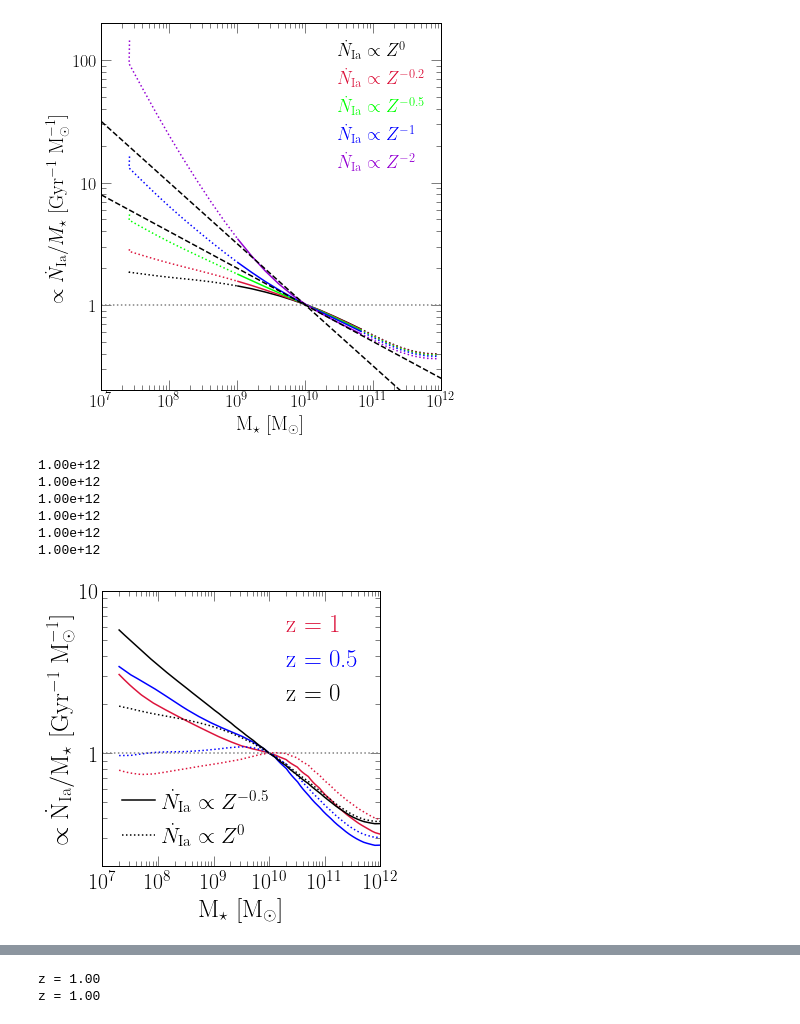
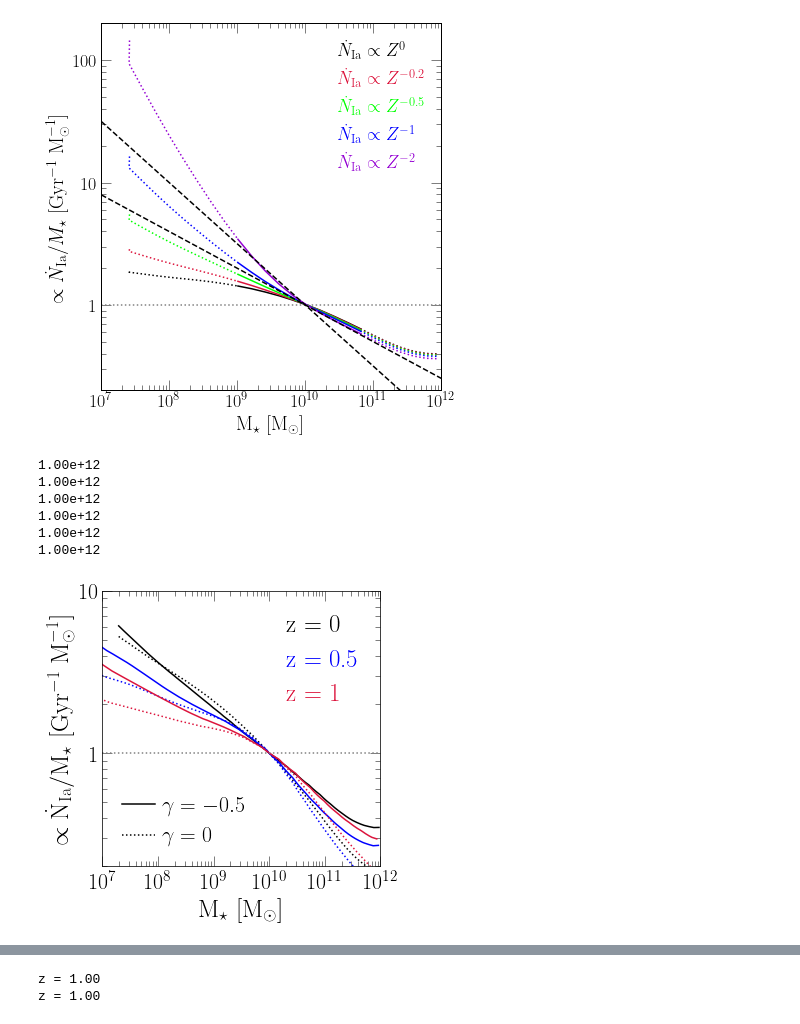
Before and after one commit to giganano/iarates, a Jupyter notebook: notebooks/umachine.ipynb, the cells around one changed output, grey strips where cells are left out. Cells and saved outputs as stored; diff of their text form; code cells hidden in the pictures.

```diff
--- a/notebooks/umachine.ipynb
+++ b/notebooks/umachine.ipynb
@@ -286,9 +286,9 @@ for i in range(7, 12):
 ax.xaxis.set_minor_locator(FixedLocator(minorticks))
 
 line1 = ax.plot([1e5, 1e6], [1, 10], c = named_colors()["black"], linestyle = '-',
-    label = r"$\dot{N}_\text{Ia} \propto Z^{-0.5}$")[0]
+    label = r"$\gamma = -0.5$")[0]
 line2 = ax.plot([1e5, 1e6], [1, 10], c = named_colors()["black"], linestyle = ':',
-    label = r"$\dot{N}_\text{Ia} \propto Z^0$")[0]
+    label = r"$\gamma = 0$")[0]
 kwargs = {
     "loc": mpl_loc("lower left"),
     "fontsize": 22,
@@ -299,8 +299,8 @@ leg2 = ax.legend(**kwargs)
 line1.remove()
 line2.remove()
 
-# redshifts = [0, 0.2, 0.4, 0.6, 0.8, 1][::-1]
-redshifts = [1, 0.5, 0]
+# redshifts = [1, 0.5, 0]
+redshifts = [0, 0.5, 1]
 colors = {
     0: "black",
 #     0.2: "darkviolet",
@@ -310,86 +310,89 @@ colors = {
     0.5: "blue",
     1: "crimson"
 }
-# redshifts = [0, 0.05, 0.1, 0.15, 0.2, 0.25][::-1]
-# colors = {
-#     0: "black",
-#     0.05: "darkviolet",
-#     0.1: "blue",
-#     0.15: "green",
-#     0.20: "gold",
-#     0.25: "crimson"
-# }
+
 for z in redshifts:
     allmasses = np.logspace(7.3, 12, 1001)
+    masses = []
     yvals = []
     for j in range(len(allmasses)):
+        # First compute the stellar mass at the redshift in question
+        _, mstar = relative_ia_rate(np.log10(allmasses[j]), z = z)
+        # Now evaluate the Zahid et al. (2014) MZR at that mass and at redshift z
         kwargs = {
-            "Z": 0.014 * 10**zahid2014(allmasses[j], z),
+            "Z": 0.014 * 10**zahid2014(mstar, z),
             "Zscaling_plaw_index": -0.5,
-            "z": z,
+            "z": z
         }
-        ria, mstar = relative_ia_rate(np.log10(allmasses[j]), **kwargs)
+        ria, _ = relative_ia_rate(np.log10(allmasses[j]), **kwargs)
+        masses.append(mstar)
         yvals.append(ria / mstar)
         sys.stdout.write("\r%.2e" % (allmasses[j]))
     sys.stdout.write("\n")
-    ria, mstar = relative_ia_rate(10, Z = 0.014 * 10**zahid2014(1e10, z), Zscaling_plaw_index = -0.5, z = z)
-    pre = mstar / ria
-#     pre = 1e10 / relative_ia_rate(10, Z = 0.014 * 10**zahid2014(1e10, z), Zscaling_plaw_index = -0.5, z = z)[0]
-#     print(pre)
-#     print(yvals)
-    yvals = [pre * _ for _ in yvals]
-#     print(yvals)
+    diff = [abs(_ - 1e10) for _ in masses]
+    idx = diff.index(min(diff))
+    norm = 1 / yvals[idx]
+    yvals = [norm * _ for _ in yvals]
+#     ria, mstar = relative_ia_rate(10, Z = 0.014 * 10**zahid2014(1e10, z), Zscaling_plaw_index = -0.5, z = z)
+#     pre = mstar / ria
+#     yvals = [pre * _ for _ in yvals]
     kwargs = {
         "c": named_colors()[colors[z]],
         "label": "z = %g" % (z)
     }
-    ax.plot(allmasses, yvals, **kwargs)
+    ax.plot(masses, yvals, **kwargs)
 
+    masses = []
     yvals = []
     for j in range(len(allmasses)):
+        _, mstar = relative_ia_rate(np.log10(allmasses[j]), z = z)
         kwargs = {
-            "Z": 0.014 * 10**zahid2014(allmasses[j], z),
+            "Z": 0.014 * 10**zahid2014(mstar, z),
             "Zscaling_plaw_index": 0,
             "z": z,
         }
-        ria, mstar = relative_ia_rate(np.log10(allmasses[j]), **kwargs)
+        ria, _ = relative_ia_rate(np.log10(allmasses[j]), **kwargs)
+        masses.append(mstar)
         yvals.append(ria / mstar)
         sys.stdout.write("\r%.2e" % (allmasses[j]))
     sys.stdout.write("\n")
-#     idx = umachine_masses.index(10.1)
-    ria, mstar = relative_ia_rate(10, Z = 0.014 * 10**zahid2014(1e10, z), Zscaling_plaw_index = 0, z = z)
-    pre = mstar / ria
-#     pre = 1e10 / relative_ia_rate(10, Z = 0.014 * 10**zahid2014(1e10, z), Zscaling_plaw_index = 0, z = z)[0]
-    yvals = [pre * _ for _ in yvals]
+    diff = [abs(_ - 1e10) for _ in masses]
+    idx = diff.index(min(diff))
+    norm = 1 / yvals[idx]
+    yvals = [norm * _ for _ in yvals]
+    for i in range(len(yvals)): yvals[i] *= (masses[i] / 1e10)**-0.15
+#     ria, mstar = relative_ia_rate(10, Z = 0.014 * 10**zahid2014(1e10, z), Zscaling_plaw_index = 0, z = z)
+#     pre = mstar / ria
+#     yvals = [pre * _ for _ in yvals]
     kwargs = {
         "c": named_colors()[colors[z]],
         "linestyle": ":"
     }
-    ax.plot(allmasses, yvals, **kwargs)
+    ax.plot(masses, yvals, **kwargs)
 
 kwargs = {
     "loc": mpl_loc("upper right"),
     "handlelength": 0,
     "fontsize": 25
 }
 leg = ax.legend(**kwargs)
 fancy_legend(leg, [colors[z] for z in redshifts])
 ax.add_artist(leg2)
 
 ax.axhline(1, c = named_colors()["grey"], linestyle = ':')
 
 plt.tight_layout()
 for ext in ["pdf", "jpeg"]:
     kwargs = {}
     if ext == "jpeg": kwargs["dpi"] = 200
     plt.savefig("../paper/umachine_iarate_redshiftevol.%s" % (ext), **kwargs)
 plt.show()
 # %% [output]
 1.00e+12
 1.00e+12
 1.00e+12
 1.00e+12
 1.00e+12
 1.00e+12
-[figure, old version]
+[figure, new version]
 # %%
```
Also changed, not shown: parts of 2 cells of this notebook, 22 other files.
